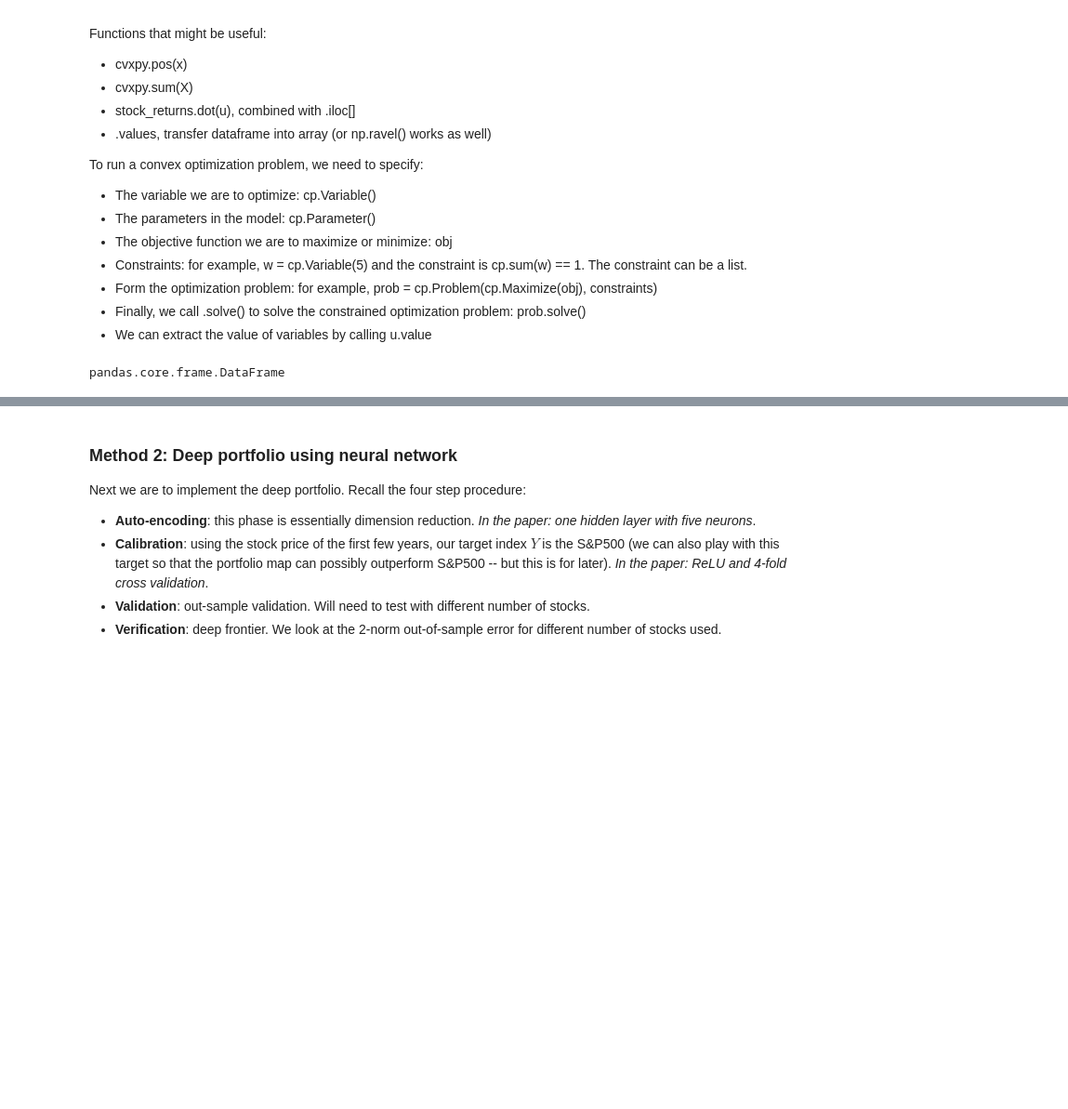
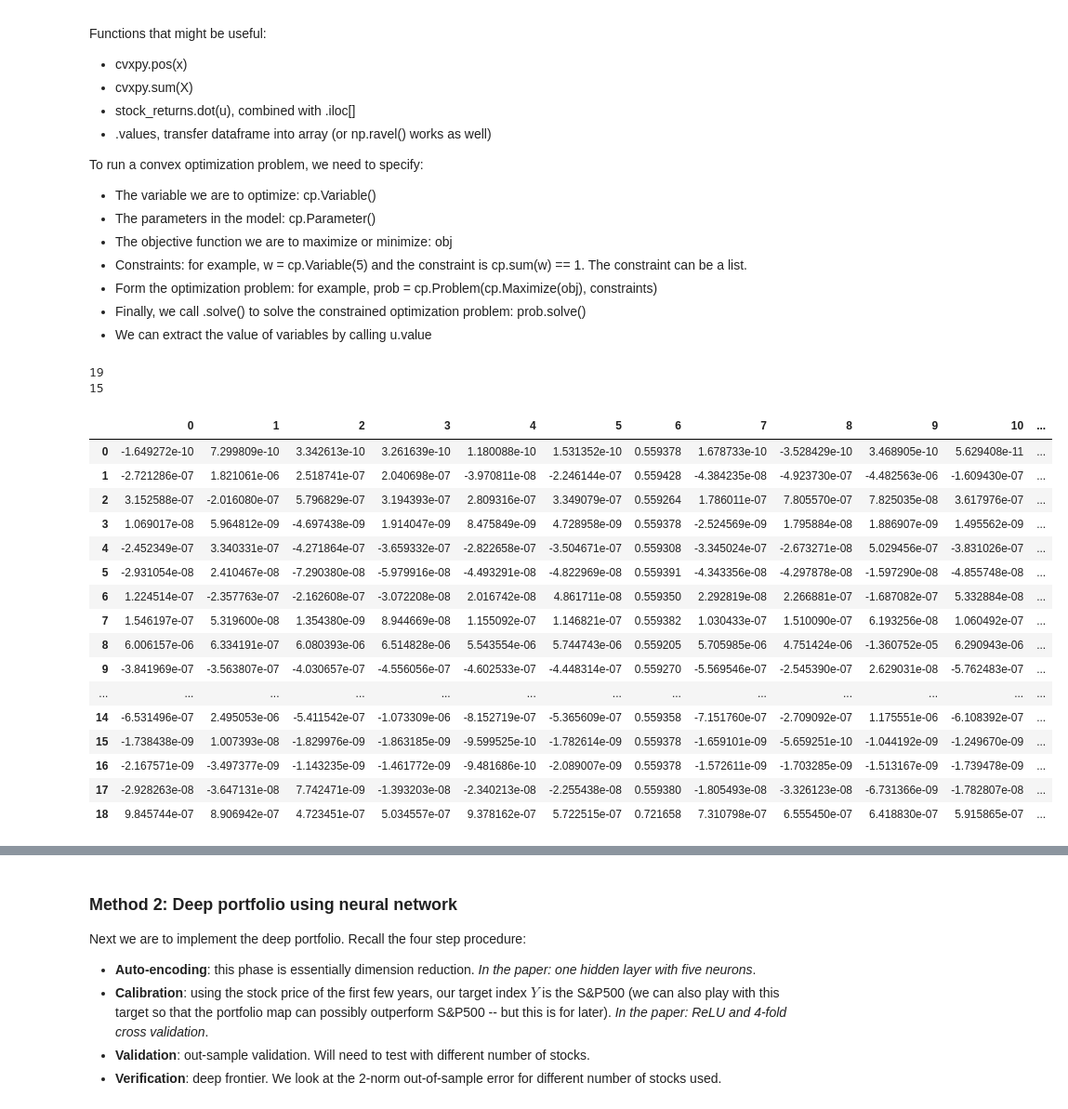
Before and after one commit to YILINGU10/Portfolio_Selection, a Jupyter notebook: Portfolio_Selection_0719.ipynb, the cells around one changed output, grey strips where cells are left out. Shown at 93% size. Cells and saved outputs as stored; diff of their text form; code cells hidden in the pictures; blank space fills up the shorter version.

```diff
--- a/Portfolio_Selection_0719.ipynb
+++ b/Portfolio_Selection_0719.ipynb
@@ -168,10 +166,6 @@ To run a convex optimization problem, we need to specify:
 - Form the optimization problem: for example, prob = cp.Problem(cp.Maximize(obj), constraints)
 - Finally, we call .solve() to solve the constrained optimization problem: prob.solve()
 - We can extract the value of variables by calling u.value
-# %%
-type(stock_returns.iloc[:1])
-# %% [output]
-pandas.core.frame.DataFrame
 # %%
 def Risk_Aware_Portfolio(stock_returns, gamma, delta):
     """
@@ -210,26 +204,48 @@ def Risk_Aware_Portfolio(stock_returns, gamma, delta):
         prob.solve(solver='SCS')
         portfolio.append(u.value)
 
-    return portfolio
+    print(len(portfolio))
+    print(len(portfolio[0]))
+    return pd.DataFrame(np.array(portfolio).reshape(len(portfolio), len(portfolio[0])))
 
-    """
-    n_time, n_assets = stock_returns.shape
-    portfolio = np.zeros((n_assets, n_time)) # the output portfolio
-    u = cp.Variable(n_assets) # portfolio vector
-    alpha = cp.Variable() # auxiliary variable
 
-    constraints = [cp.sum(u) == 1,
-                u >= 0]
-    Gamma = cp.Parameter(nonneg = True,value = gamma)
+#     n_time, n_assets = stock_returns.shape
+#     portfolio = np.zeros((n_assets, n_time)) # the output portfolio
+#     u = cp.Variable(n_assets) # portfolio vector
+#     alpha = cp.Variable() # auxiliary variable
 
-    for t in range(delta + 1, n_time):
-        R = stock_returns.iloc[:t,:].dot(u).values
-        fct =  alpha + (cp.pos(-cp.sum(R[:delta])-alpha)+cp.pos(-cp.sum(R[:t-1])-alpha))/((delta + t - 1)*(1 - Gamma))
-        prob = cp.Problem(cp.Minimize(fct), constraints)
-        p = prob.solve()
-        portfolio[:,t] = u.value
+#     constraints = [cp.sum(u) == 1,
+#                 u >= 0]
+#     Gamma = cp.Parameter(nonneg = True,value = gamma)
 
-    return portfolio
-    """
+#     for t in range(delta + 1, n_time):
+#         R = stock_returns.iloc[:t,:].dot(u).values
+#         fct =  alpha + (cp.pos(-cp.sum(R[:delta])-alpha)+cp.pos(-cp.sum(R[:t-1])-alpha))/((delta + t - 1)*(1 - Gamma))
+#         prob = cp.Problem(cp.Minimize(fct), constraints)
+#         p = prob.solve(solver = 'SCS')
+#         portfolio[:,t] = u.value
+
+#     return portfolio
 # %%
-result = Risk_Aware_Portfolio(np.log(stock_returns), 0.95, 30)
+result = Risk_Aware_Portfolio(stock_returns, 0.95, 30)
+result
+# %% [output]
+19
+15
+|  | 0 | 1 | 2 | 3 | 4 | 5 | 6 | 7 | 8 | 9 | 10 | ... |
+| 0 | -1.649272e-10 | 7.299809e-10 | 3.342613e-10 | 3.261639e-10 | 1.180088e-10 | 1.531352e-10 | 0.559378 | 1.678733e-10 | -3.528429e-10 | 3.468905e-10 | 5.629408e-11 | ... |
+| 1 | -2.721286e-07 | 1.821061e-06 | 2.518741e-07 | 2.040698e-07 | -3.970811e-08 | -2.246144e-07 | 0.559428 | -4.384235e-08 | -4.923730e-07 | -4.482563e-06 | -1.609430e-07 | ... |
+| 2 | 3.152588e-07 | -2.016080e-07 | 5.796829e-07 | 3.194393e-07 | 2.809316e-07 | 3.349079e-07 | 0.559264 | 1.786011e-07 | 7.805570e-07 | 7.825035e-08 | 3.617976e-07 | ... |
+| 3 | 1.069017e-08 | 5.964812e-09 | -4.697438e-09 | 1.914047e-09 | 8.475849e-09 | 4.728958e-09 | 0.559378 | -2.524569e-09 | 1.795884e-08 | 1.886907e-09 | 1.495562e-09 | ... |
+| 4 | -2.452349e-07 | 3.340331e-07 | -4.271864e-07 | -3.659332e-07 | -2.822658e-07 | -3.504671e-07 | 0.559308 | -3.345024e-07 | -2.673271e-08 | 5.029456e-07 | -3.831026e-07 | ... |
+| 5 | -2.931054e-08 | 2.410467e-08 | -7.290380e-08 | -5.979916e-08 | -4.493291e-08 | -4.822969e-08 | 0.559391 | -4.343356e-08 | -4.297878e-08 | -1.597290e-08 | -4.855748e-08 | ... |
+| 6 | 1.224514e-07 | -2.357763e-07 | -2.162608e-07 | -3.072208e-08 | 2.016742e-08 | 4.861711e-08 | 0.559350 | 2.292819e-08 | 2.266881e-07 | -1.687082e-07 | 5.332884e-08 | ... |
+| 7 | 1.546197e-07 | 5.319600e-08 | 1.354380e-09 | 8.944669e-08 | 1.155092e-07 | 1.146821e-07 | 0.559382 | 1.030433e-07 | 1.510090e-07 | 6.193256e-08 | 1.060492e-07 | ... |
+| 8 | 6.006157e-06 | 6.334191e-07 | 6.080393e-06 | 6.514828e-06 | 5.543554e-06 | 5.744743e-06 | 0.559205 | 5.705985e-06 | 4.751424e-06 | -1.360752e-05 | 6.290943e-06 | ... |
+| 9 | -3.841969e-07 | -3.563807e-07 | -4.030657e-07 | -4.556056e-07 | -4.602533e-07 | -4.448314e-07 | 0.559270 | -5.569546e-07 | -2.545390e-07 | 2.629031e-08 | -5.762483e-07 | ... |
+| ... | ... | ... | ... | ... | ... | ... | ... | ... | ... | ... | ... | ... |
+| 14 | -6.531496e-07 | 2.495053e-06 | -5.411542e-07 | -1.073309e-06 | -8.152719e-07 | -5.365609e-07 | 0.559358 | -7.151760e-07 | -2.709092e-07 | 1.175551e-06 | -6.108392e-07 | ... |
+| 15 | -1.738438e-09 | 1.007393e-08 | -1.829976e-09 | -1.863185e-09 | -9.599525e-10 | -1.782614e-09 | 0.559378 | -1.659101e-09 | -5.659251e-10 | -1.044192e-09 | -1.249670e-09 | ... |
+| 16 | -2.167571e-09 | -3.497377e-09 | -1.143235e-09 | -1.461772e-09 | -9.481686e-10 | -2.089007e-09 | 0.559378 | -1.572611e-09 | -1.703285e-09 | -1.513167e-09 | -1.739478e-09 | ... |
+| 17 | -2.928263e-08 | -3.647131e-08 | 7.742471e-09 | -1.393203e-08 | -2.340213e-08 | -2.255438e-08 | 0.559380 | -1.805493e-08 | -3.326123e-08 | -6.731366e-09 | -1.782807e-08 | ... |
+| 18 | 9.845744e-07 | 8.906942e-07 | 4.723451e-07 | 5.034557e-07 | 9.378162e-07 | 5.722515e-07 | 0.721658 | 7.310798e-07 | 6.555450e-07 | 6.418830e-07 | 5.915865e-07 | ... |
```
Also changed, not shown: parts of 3 cells of this notebook, 4 other files.
